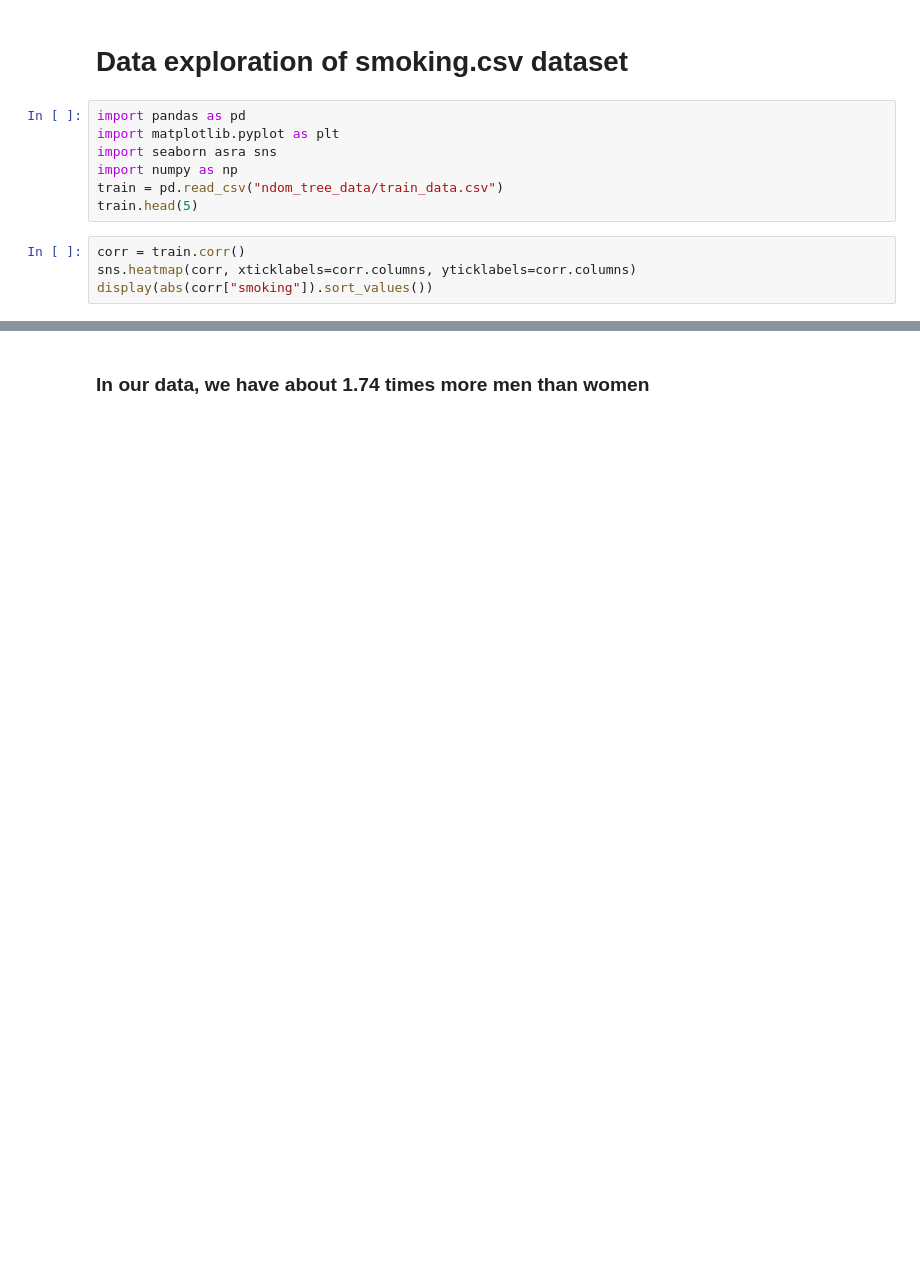
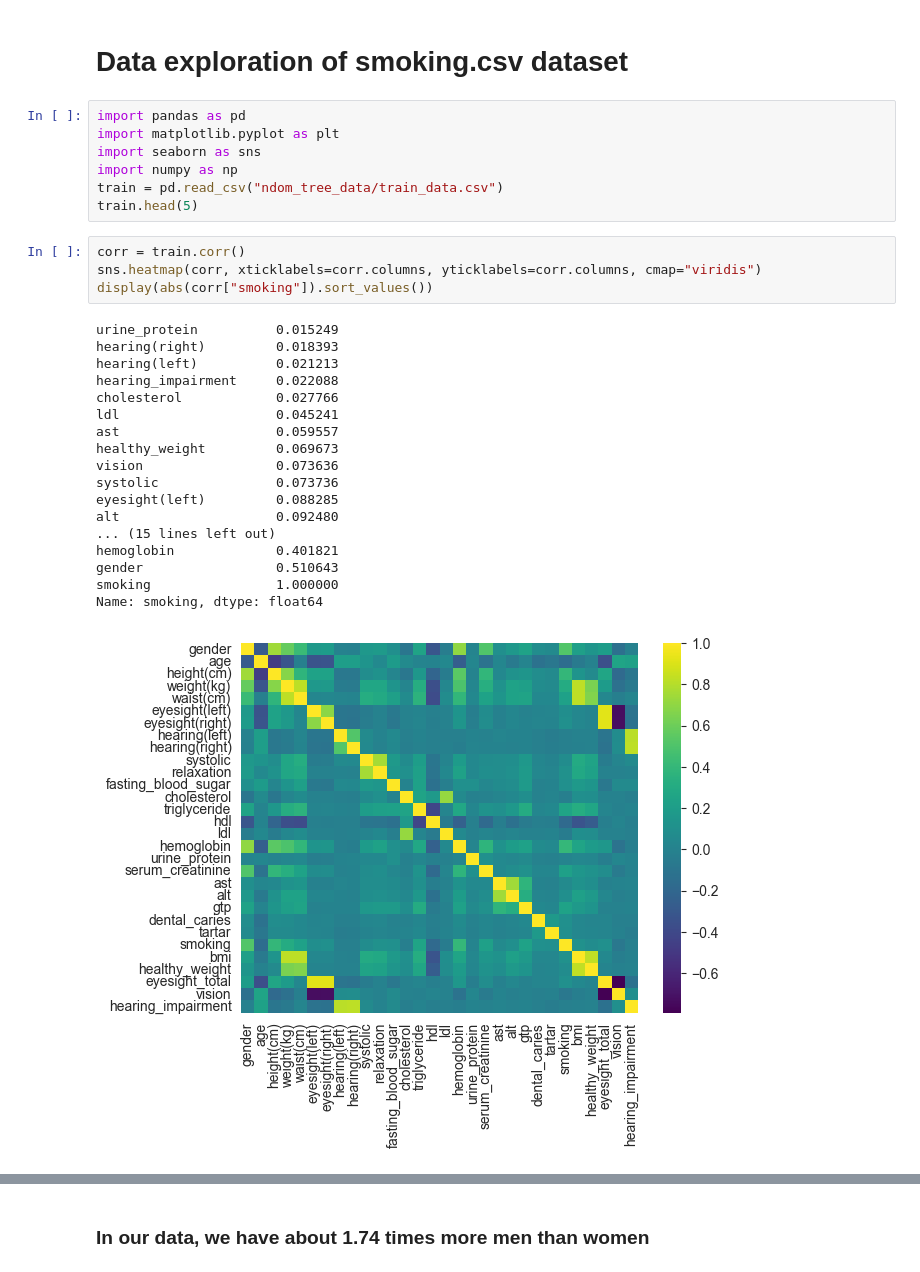
Before and after one commit to balooooooooo/machine_learning_1_coursework, a Jupyter notebook: data_exploration.ipynb, the cells around one changed output, grey strips where cells are left out. Drawn from its saved outputs; the diff is of its cells as text; blank space fills up the shorter version.

```diff
--- a/data_exploration.ipynb
+++ b/data_exploration.ipynb
@@ -3,14 +3,33 @@
 # %%
 import pandas as pd
 import matplotlib.pyplot as plt
-import seaborn asra sns
+import seaborn as sns
 import numpy as np
 train = pd.read_csv("ndom_tree_data/train_data.csv")
 train.head(5)
 # %%
 corr = train.corr()
-sns.heatmap(corr, xticklabels=corr.columns, yticklabels=corr.columns)
+sns.heatmap(corr, xticklabels=corr.columns, yticklabels=corr.columns, cmap="viridis")
 display(abs(corr["smoking"]).sort_values())
+# %% [output]
+urine_protein          0.015249
+hearing(right)         0.018393
+hearing(left)          0.021213
+hearing_impairment     0.022088
+cholesterol            0.027766
+ldl                    0.045241
+ast                    0.059557
+healthy_weight         0.069673
+vision                 0.073636
+systolic               0.073736
+eyesight(left)         0.088285
+alt                    0.092480
+... (15 lines left out)
+hemoglobin             0.401821
+gender                 0.510643
+smoking                1.000000
+Name: smoking, dtype: float64
+[figure, added]
 # %%
 def bar_chart(train_data, feature):
     smoking = train_data[train_data['smoking']==1][feature].value_counts()
```
Also changed, not shown: parts of 3 cells of this notebook, 1 other file.
